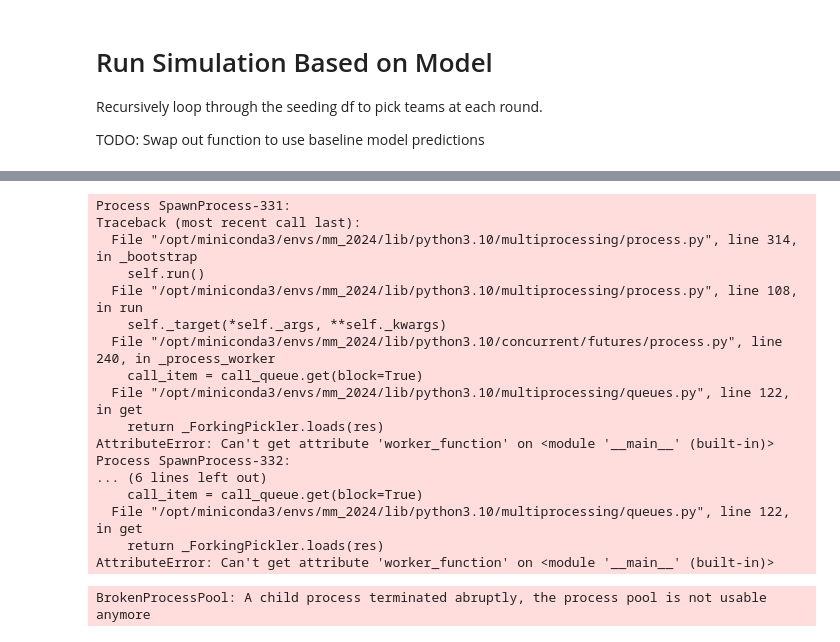
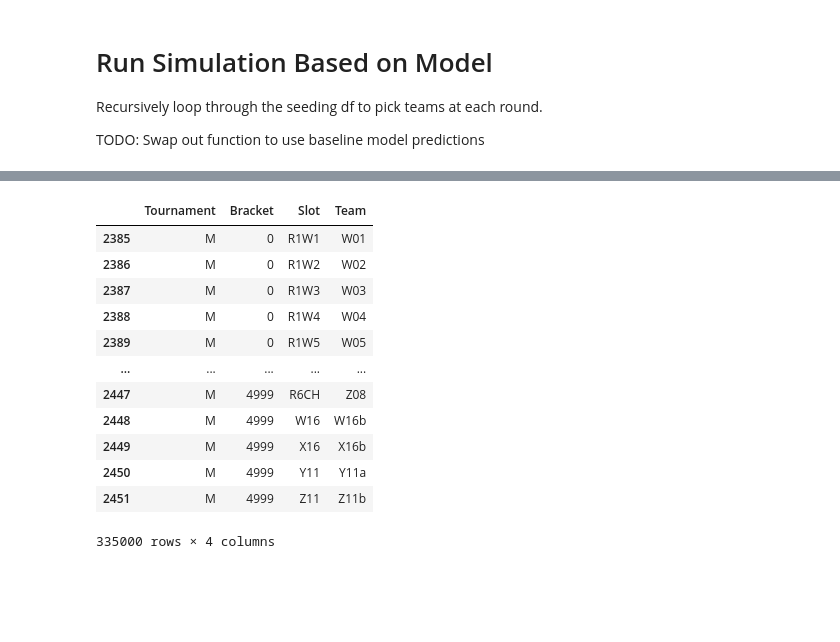
Before and after one commit to taylorlast/march_madness_2024, a Jupyter notebook: src/model_v2.ipynb, the cells around one changed output, grey strips where cells are left out. Cells and saved outputs as stored; diff of their text form; code cells hidden in the pictures; blank space fills up the shorter version.

```diff
--- a/src/model_v2.ipynb
+++ b/src/model_v2.ipynb
@@ -732,15 +738,15 @@ KeyboardInterrupt:
 # %%
-def worker_function(i):
-    return i, create_submission(model=model, gender="M", bracket=i, year=2023)
+# def worker_function(i):
+#     return i, create_submission(model=model, gender="M", bracket=i, year=2023)
 
 
-from concurrent.futures import ProcessPoolExecutor, as_completed
-from tqdm.notebook import tqdm as tq
+# from concurrent.futures import ProcessPoolExecutor, as_completed
+# from tqdm.notebook import tqdm as tq
 
-# Assuming your create_submission function is defined elsewhere and accessible
+# # Assuming your create_submission function is defined elsewhere and accessible
 
-def worker_function(i):
-    return create_submission(model="YourModel", gender="M", bracket=i, year=2023)
+# def worker_function(i):
+#     return create_submission(model="YourModel", gender="M", bracket=i, year=2023)
 
 
 # def run_parallel():
@@ -773,24 +779,5 @@ def worker_function(i):
 
 #     # Now process the results
 #     brackets = {result['bracket']: result for result in results}
-# %% [output]
-Process SpawnProcess-331:
-Traceback (most recent call last):
-  File "/opt/miniconda3/envs/mm_2024/lib/python3.10/multiprocessing/process.py", line 314, in _bootstrap
-    self.run()
-  File "/opt/miniconda3/envs/mm_2024/lib/python3.10/multiprocessing/process.py", line 108, in run
-    self._target(*self._args, **self._kwargs)
-  File "/opt/miniconda3/envs/mm_2024/lib/python3.10/concurrent/futures/process.py", line 240, in _process_worker
-    call_item = call_queue.get(block=True)
-  File "/opt/miniconda3/envs/mm_2024/lib/python3.10/multiprocessing/queues.py", line 122, in get
-    return _ForkingPickler.loads(res)
-AttributeError: Can't get attribute 'worker_function' on <module '__main__' (built-in)>
-Process SpawnProcess-332:
-... (6 lines left out)
-    call_item = call_queue.get(block=True)
-  File "/opt/miniconda3/envs/mm_2024/lib/python3.10/multiprocessing/queues.py", line 122, in get
-    return _ForkingPickler.loads(res)
-AttributeError: Can't get attribute 'worker_function' on <module '__main__' (built-in)>
-BrokenProcessPool: A child process terminated abruptly, the process pool is not usable anymore
 # %%
 df = pd.concat(brackets.values(), ignore_index=False)
@@ -797,3 +786,19 @@ df = pd.concat(brackets.values(), ignore_index=False)
+# %%
+df
+# %% [output]
+|  | Tournament | Bracket | Slot | Team |
+| 2385 | M | 0 | R1W1 | W01 |
+| 2386 | M | 0 | R1W2 | W02 |
+| 2387 | M | 0 | R1W3 | W03 |
+| 2388 | M | 0 | R1W4 | W04 |
+| 2389 | M | 0 | R1W5 | W05 |
+| ... | ... | ... | ... | ... |
+| 2447 | M | 4999 | R6CH | Z08 |
+| 2448 | M | 4999 | W16 | W16b |
+| 2449 | M | 4999 | X16 | X16b |
+| 2450 | M | 4999 | Y11 | Y11a |
+| 2451 | M | 4999 | Z11 | Z11b |
+335000 rows × 4 columns
 # %%
 def get_successors(seed):
     net = networkx.DiGraph()
```
Also changed, not shown: parts of 7 cells of this notebook.
